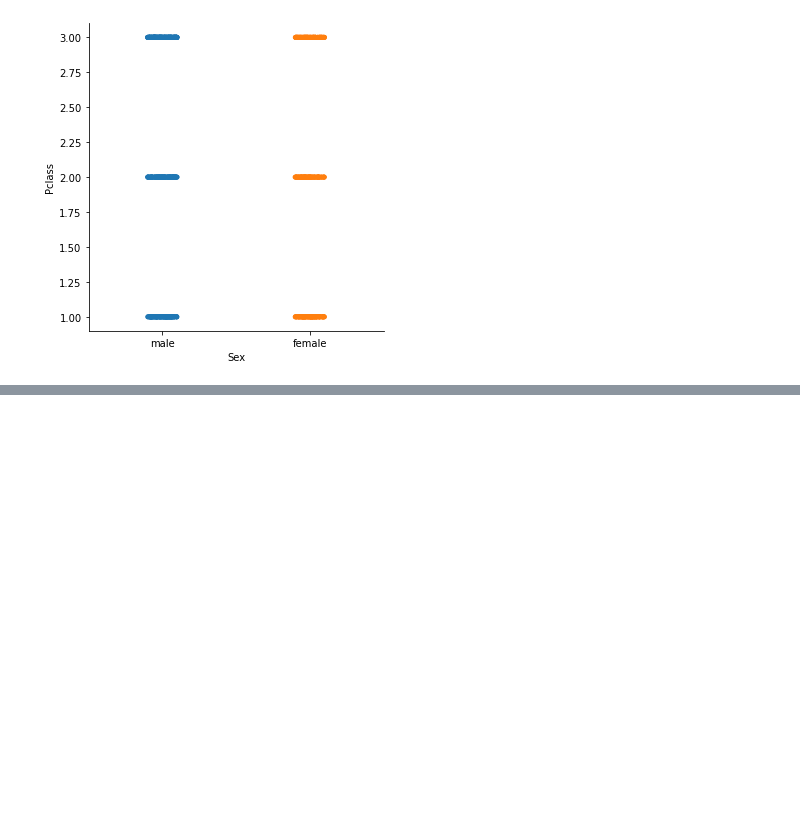
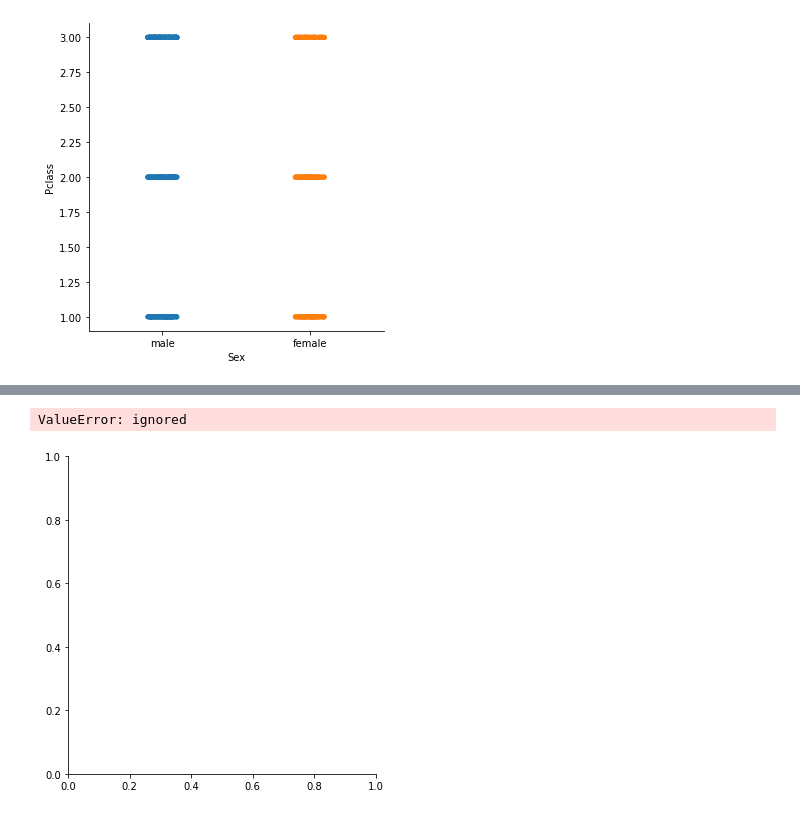
Before and after one commit to Ansh-dev-2005/Machine-Learning-and-Artificial-Intelligence, a Jupyter notebook: seaborn.ipynb, the cells around one changed output, grey strips where cells are left out. Drawn from its saved outputs; the diff is of its cells as text; code cells hidden in the pictures; blank space fills up the shorter version.

```diff
--- a/seaborn.ipynb
+++ b/seaborn.ipynb
@@ -62,0 +73,5 @@ sns.catplot(x="Sex", y="Pclass", data=df)
+# %%
+sns.catplot(x="Pclass", y="Age",jitter="Sex", data=df)
+# %% [output]
+ValueError: ignored
+[figure, added]
```
Also changed, not shown: parts of 4 cells of this notebook.
